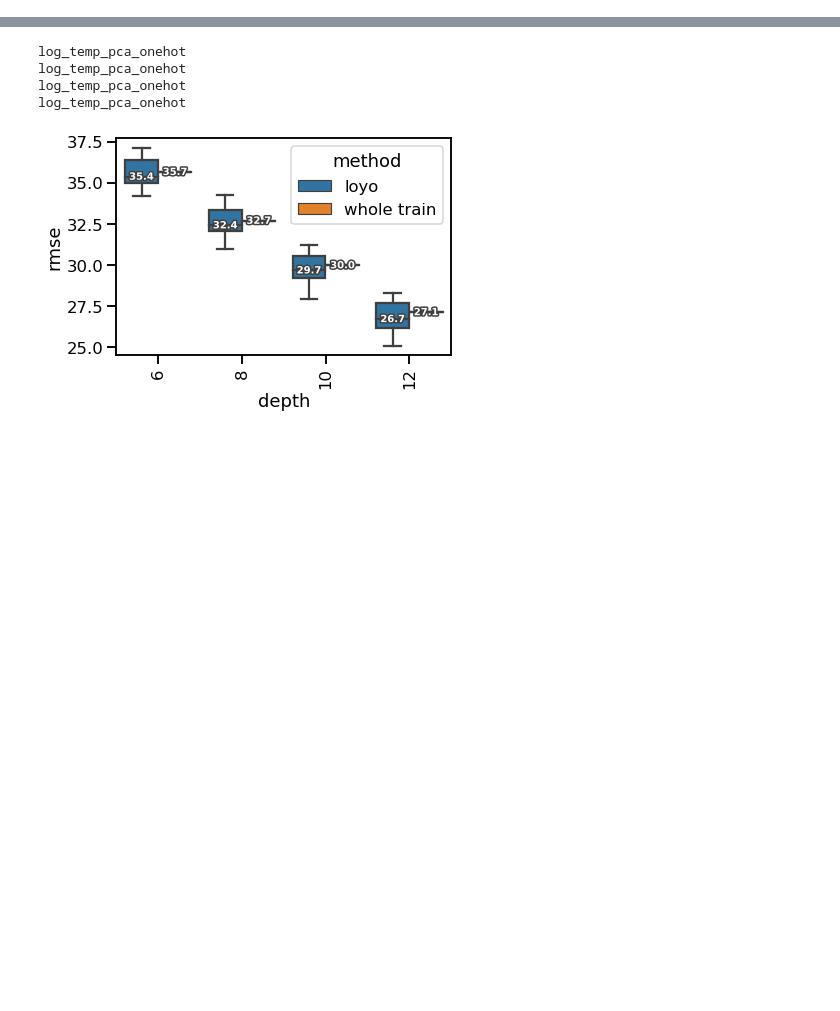
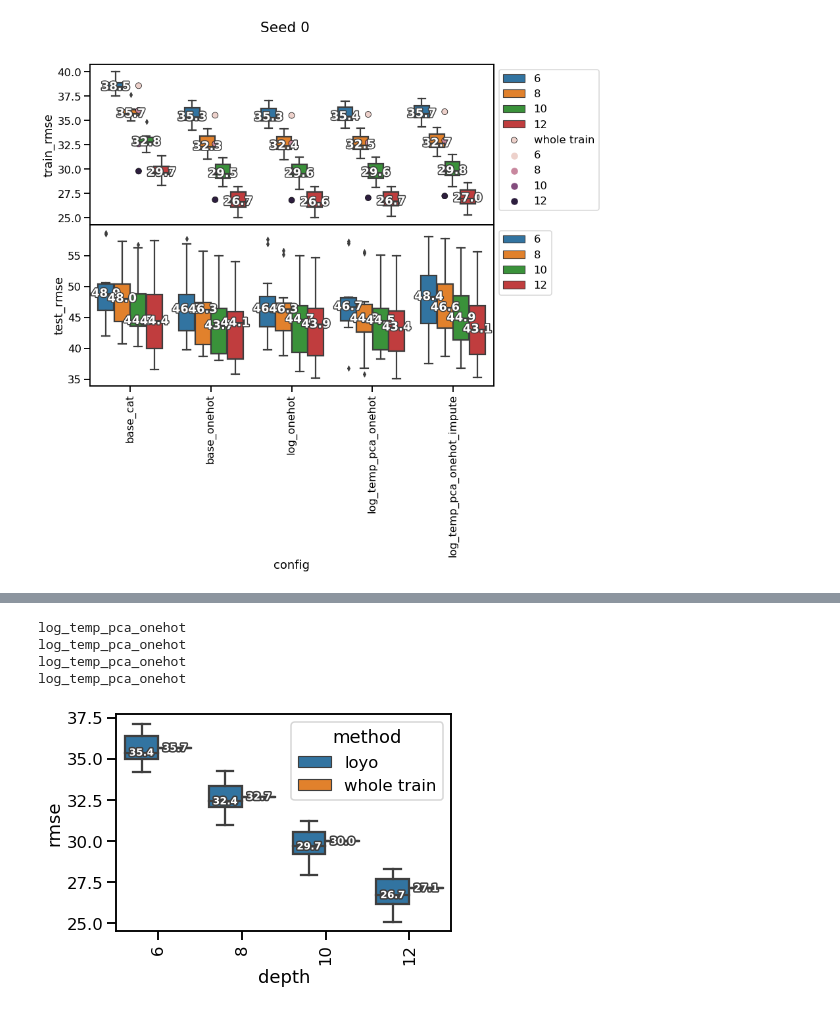
Before and after one commit to hannahpu/widsdatathon2022, a Jupyter notebook: notebook/model_comparison_eda.ipynb, the cells around one changed output, grey strips where cells are left out. Cells and saved outputs as stored; diff of their text form; code cells hidden in the pictures; blank space fills up the shorter version.

Commit message:
fix code i/o to be compliant w/hannah's new model_utils updated funcs; re-run for seed 0 and seed 9, plot results for comparison

```diff
--- a/notebook/model_comparison_eda.ipynb
+++ b/notebook/model_comparison_eda.ipynb
@@ -67,12 +67,18 @@ feature_dict = {
 # %% [output]
 [interactive output not drawn]
 # %%
-rmse_df = pd.DataFrame()
-for config_name in feature_dict.keys():
-    print(config_name)
-    _df = pd.read_csv(f"{wids_path}/validation_result/{config_name}.csv").assign(
-        config=config_name
-    )
-    rmse_df = pd.concat([rmse_df, _df], axis=0)
-rmse_df = rmse_df.reset_index(drop=True)
+def combine_rmse_results(config_name_list, depth_list=[6, 8, 10, 12], seed_list=[0, 9]):
+    rmse_df = pd.DataFrame()
+    for config_name in config_name_list:
+        for seed, depth in itertools.product(seed_list, depth_list):
+            #             print(seed, depth, config_name)
+            try:
+                _df = pd.read_csv(
+                    f"{wids_path}/validation_result/diana/{config_name}_depth{depth}_seed{seed}.csv"
+                ).assign(config=config_name, depth=depth, seed=seed)
+                rmse_df = pd.concat([rmse_df, _df], axis=0)
+            except:
+                print(f"{config_name}_depth{depth}_seed{seed}.csv not found")
+        rmse_df = rmse_df.reset_index(drop=True)
+    return rmse_df
 # %% [output]
@@ -86 +85,3 @@ log_temp_precip_pca_onehot
 [interactive output not drawn]
+# %%
+rmse_df = combine_rmse_results(feature_dict.keys())
@@ -113,0 +146,4 @@ add_median_labels(ax)
+# %%
+plot_train_and_test_rmse(rmse_df, 0)
+# %% [output]
+[figure, added]
```
Also changed, not shown: parts of 7 cells of this notebook, 1 other file.
